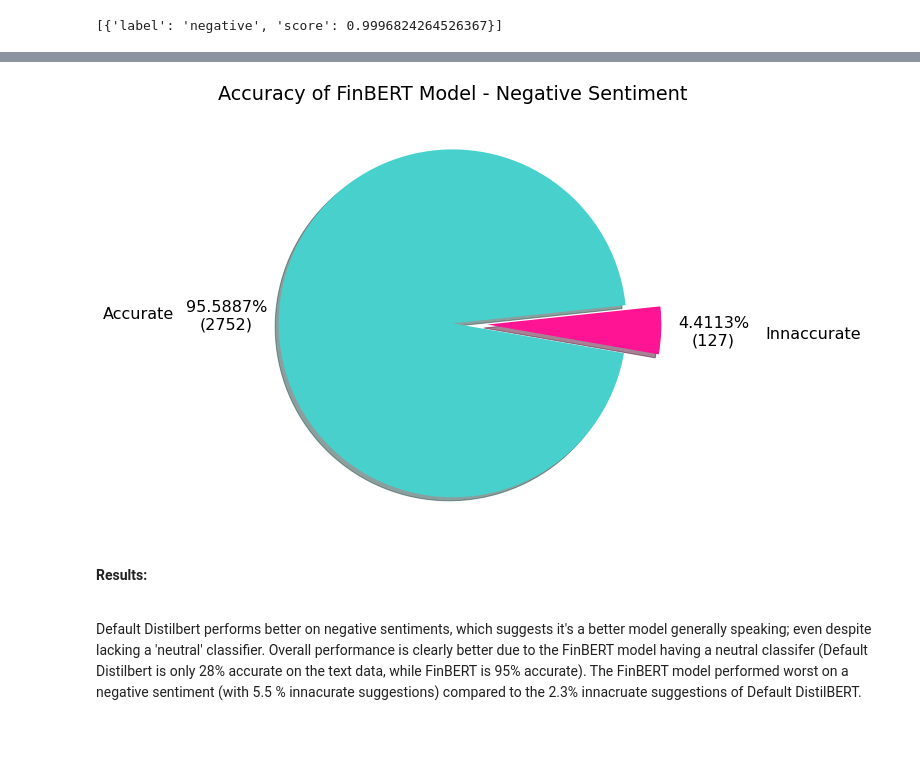
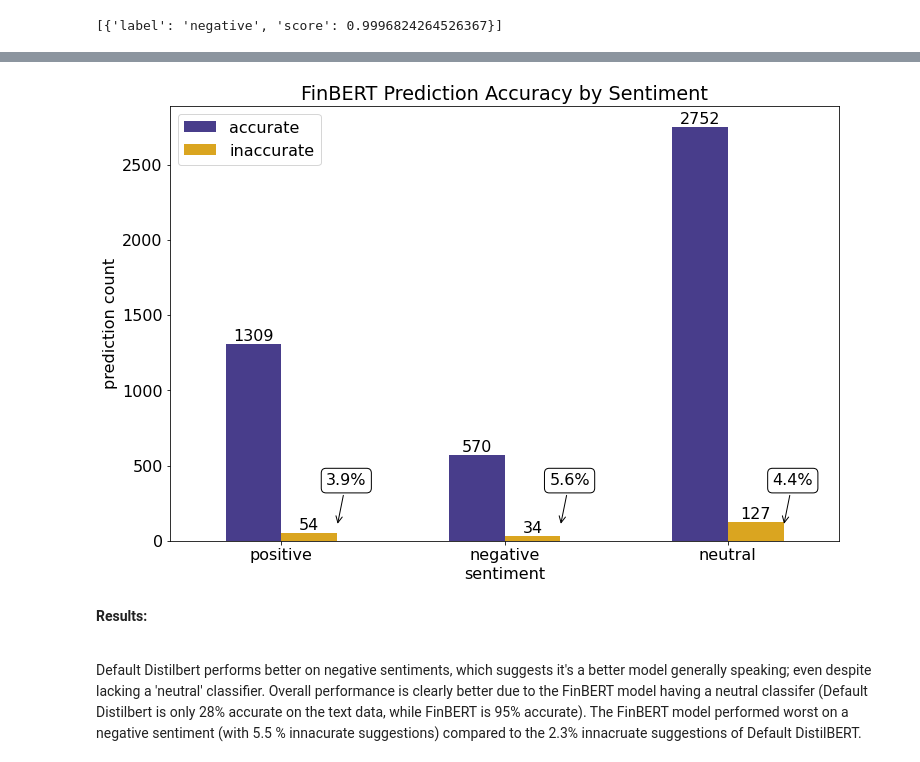
Before and after one commit to Kevin-Kwasnik/aspect-based-sentiment-analysis, a Jupyter notebook: 4c_feature-engineer.ipynb, the cells around one changed output, grey strips where cells are left out. Cells and saved outputs as stored; diff of their text form; code cells hidden in the pictures; blank space fills up the shorter version.

```diff
--- a/4c_feature-engineer.ipynb
+++ b/4c_feature-engineer.ipynb
@@ -282 +283,13 @@ plt.show()
+# %%
+accurate= [
+    df[df.labels == 'positive'].accurate_finbert.value_counts().values[0],
+    df[df.labels == 'negative'].accurate_finbert.value_counts().values[0],
+    df[df.labels == 'neutral'].accurate_finbert.value_counts().values[0]
+]
+inaccurate = [
+    df[df.labels == 'positive'].accurate_finbert.value_counts().values[1],
+    df[df.labels == 'negative'].accurate_finbert.value_counts().values[1],
+    df[df.labels == 'neutral'].accurate_finbert.value_counts().values[1]
+]
+index = ['positive','negative','neutral']
 # %%
@@ -308,15 +298,25 @@ plt.show()
-# %%
-total= len(df[df.labels=='neutral'])
-explode=[0,.2]
-plt.pie(df[df.labels=='neutral'].accurate_finbert.value_counts(), labels=['Accurate', 'Innaccurate'],
-        explode=explode, shadow=True, autopct=lambda p: '{:.4f}%\n({:.0f})'.format(p, total*p/100),
-        pctdistance=1.3, labeldistance=1.6, colors=['mediumturquoise','deeppink'], startangle=6)
-plt.title('Accuracy of FinBERT Model - Negative Sentiment')
-plt.show()
-# %% [output]
-[figure, removed]
-# %% [markdown]
-**Results:**
-
-<br>
-Default Distilbert performs better on negative sentiments, which suggests it's a better model generally speaking; even despite lacking a 'neutral' classifier. Overall performance is clearly better due to the FinBERT model having a neutral classifer (Default Distilbert is only 28% accurate on the text data, while FinBERT is 95% accurate). The FinBERT model performed worst on a negative sentiment (with 5.5 % innacurate suggestions) compared to the 2.3% innacruate suggestions of Default DistilBERT.
+# %%
+plt.rcParams["figure.figsize"] = (12,8)
+ax = accuracy_df.plot.bar(rot=0, color={'accurate':'darkslateblue', 'inaccurate':'goldenrod'})
+plt.xlabel("sentiment")
+plt.ylabel("prediction count")
+plt.title("FinBERT Prediction Accuracy by Sentiment")
+plt.bar_label(ax.containers[0])
+plt.bar_label(ax.containers[1])
+an1 = ax.annotate('3.9%', xytext=(.20, 400), xy=(.25,100),textcoords='data',
+             bbox={"boxstyle":"round", "fc":"w"},
+             arrowprops={"arrowstyle":"->","connectionstyle":"arc3"}, va='center')
+an2 = ax.annotate('5.6%', xytext=(1.20, 400), xy=(1.25,100),textcoords='data',
+             bbox={"boxstyle":"round", "fc":"w"},
+             arrowprops={"arrowstyle":"->","connectionstyle":"arc3"}, va='center')
+an3 = ax.annotate('4.4%', xytext=(2.20, 400), xy=(2.25,100),textcoords='data',
+             bbox={"boxstyle":"round", "fc":"w"},
+             arrowprops={"arrowstyle":"->","connectionstyle":"arc3"}, va='center')
+plt.show()
+# %% [output]
+[figure, added]
+# %% [markdown]
+**Results:**
+
+<br>
+Default Distilbert performs better on negative sentiments, which suggests it's a better model generally speaking; even despite lacking a 'neutral' classifier. Overall performance is clearly better due to the FinBERT model having a neutral classifer (Default Distilbert is only 28% accurate on the text data, while FinBERT is 95% accurate). The FinBERT model performed worst on a negative sentiment (with 5.5 % innacurate suggestions) compared to the 2.3% innacruate suggestions of Default DistilBERT.
```
Also changed, not shown: parts of 7 cells of this notebook.
